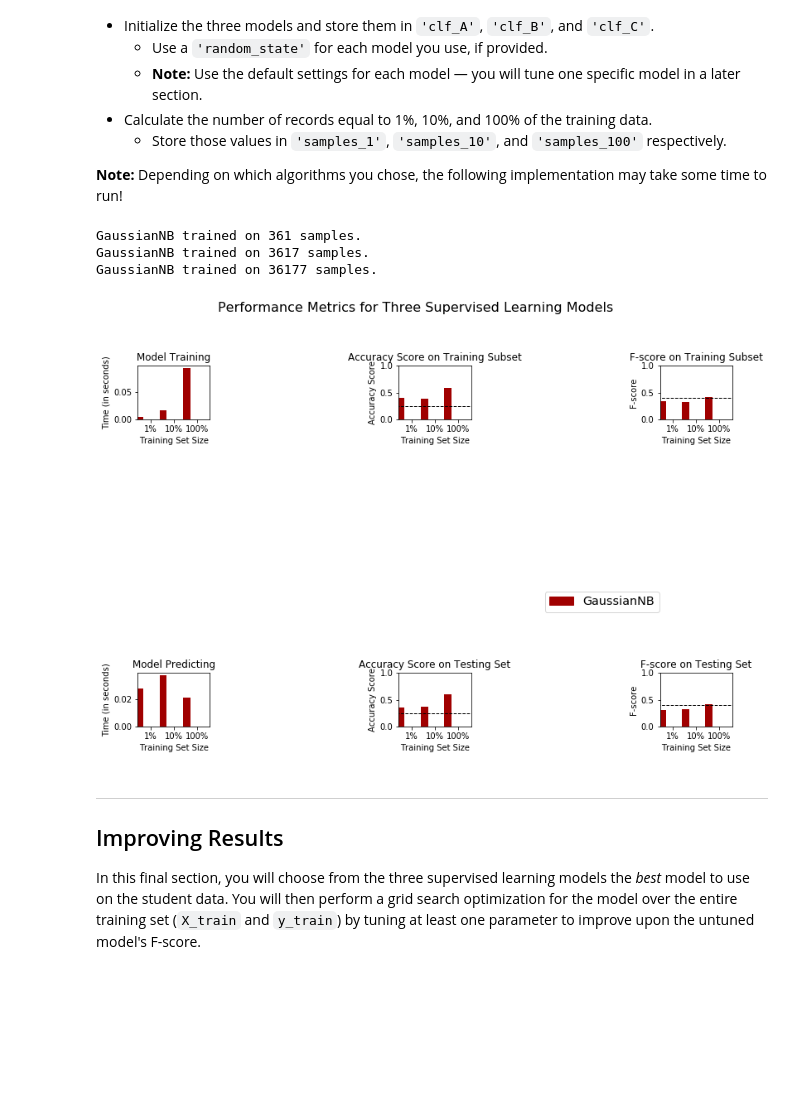
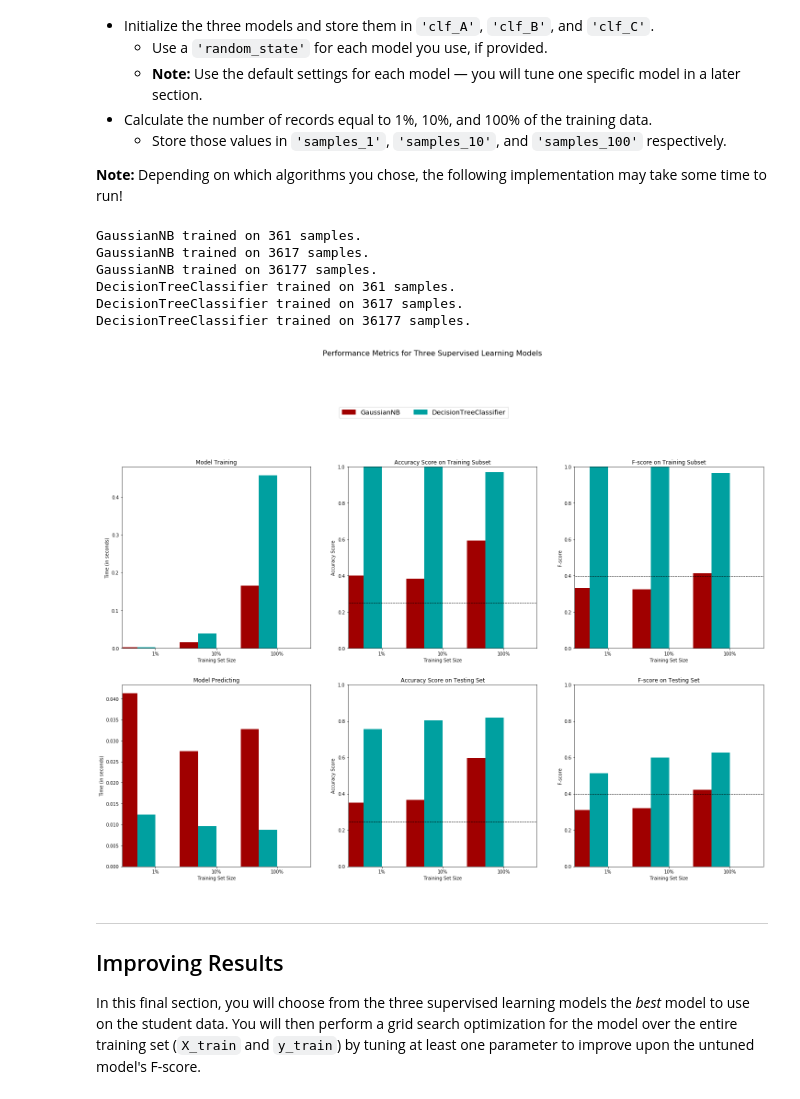
Before and after one commit to dylan-shao/ML-DS-Udacity_Data_Scientist_Nanodegree, a Jupyter notebook: Projects/Finding Donors for CharityML/src/finding_donors.ipynb, the cells around one changed output. Drawn from its saved outputs; the diff is of its cells as text; code cells hidden in the pictures; blank space fills up the shorter version.

```diff
--- a/Projects/Finding Donors for CharityML/src/finding_donors.ipynb
+++ b/Projects/Finding Donors for CharityML/src/finding_donors.ipynb
@@ -374,7 +380,7 @@ def train_predict(learner, sample_size, X_train, y_train, X_test, y_test):
 
     # TODO: Fit the learner to the training data using slicing with 'sample_size' using .fit(training_features[:], training_labels[:])
     start = time() # Get start time
-    learner = learner.fit(X_train[:sample_size], y_train[:sample_size])
+    learner = learner.fit(X_train[:sample_size], y_train[:sample_size].values.ravel())
     end = time() # Get end time
 
     # TODO: Calculate the training time
@@ -407,3 +413,5 @@ def train_predict(learner, sample_size, X_train, y_train, X_test, y_test):
 
     # Return the results
     return results
+
+print( y_train[:10].values.ravel())
@@ -421,36 +431,41 @@ In the code cell, you will need to implement the following:
 # %%
 # TODO: Import the three supervised learning models from sklearn
 from sklearn.naive_bayes import GaussianNB
+from sklearn.tree import DecisionTreeClassifier
+
 
 # TODO: Initialize the three models
 clf_A = GaussianNB()
-clf_B = None
+clf_B = DecisionTreeClassifier()
 clf_C = None
 
 # TODO: Calculate the number of samples for 1%, 10%, and 100% of the training data
 # HINT: samples_100 is the entire training set i.e. len(y_train)
 # HINT: samples_10 is 10% of samples_100 (ensure to set the count of the values to be `int` and not `float`)
 # HINT: samples_1 is 1% of samples_100 (ensure to set the count of the values to be `int` and not `float`)
 samples_100 = len(y_train)
 samples_10 = len(y_train) // 10
 samples_1 = len(y_train) // 100
 
 # Collect results on the learners
 results = {}
-for clf in [clf_A]:
+for clf in [clf_A, clf_B]:
     clf_name = clf.__class__.__name__
     results[clf_name] = {}
     for i, samples in enumerate([samples_1, samples_10, samples_100]):
         results[clf_name][i] = \
         train_predict(clf, samples, X_train, y_train, X_test, y_test)
 
 # Run metrics visualization for the three supervised learning models chosen
 vs.evaluate(results, accuracy, fscore)
 # %% [output]
 GaussianNB trained on 361 samples.
 GaussianNB trained on 3617 samples.
 GaussianNB trained on 36177 samples.
+DecisionTreeClassifier trained on 361 samples.
+DecisionTreeClassifier trained on 3617 samples.
+DecisionTreeClassifier trained on 36177 samples.
-[figure, old version]
+[figure, new version]
 # %% [markdown]
 ----
 ## Improving Results
```
Also changed, not shown: parts of 3 cells of this notebook, 4 other files.
